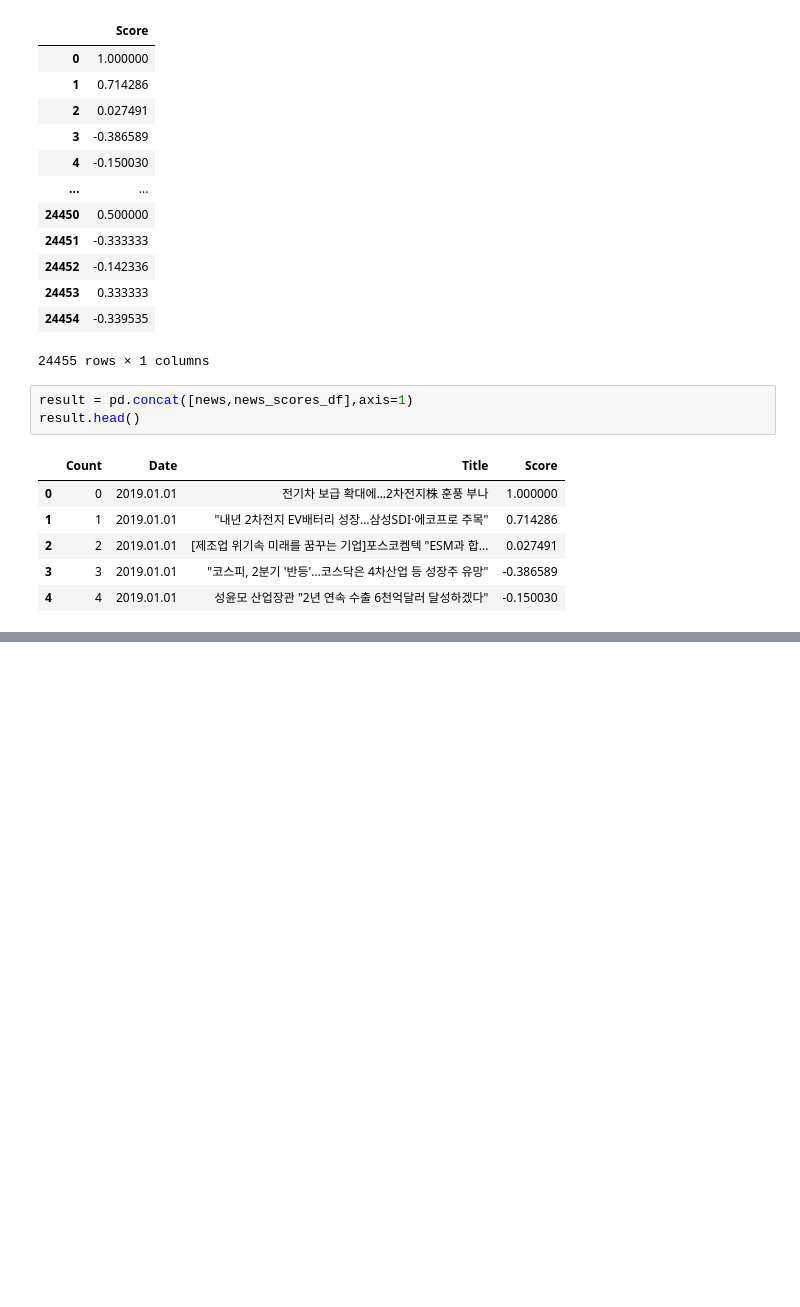
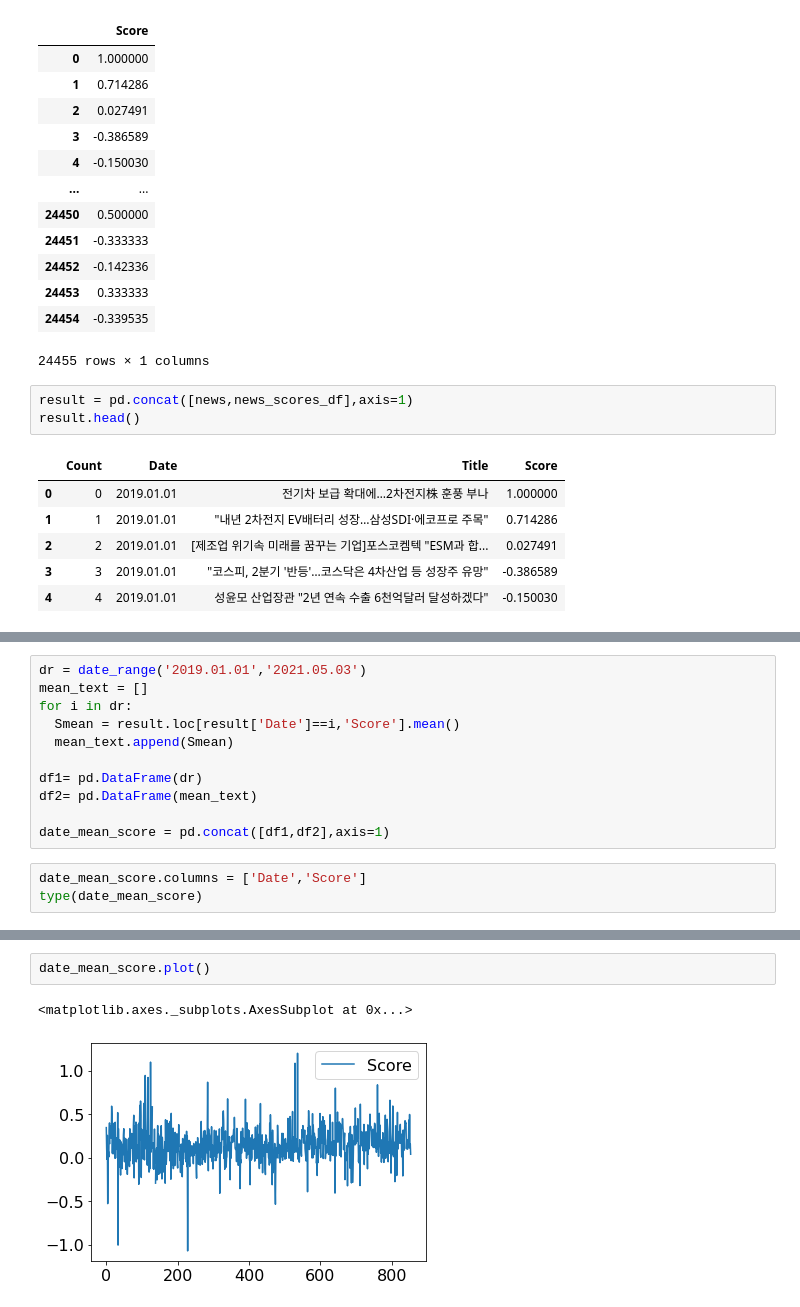
Before and after one commit to 6058ah/BusinessCapstone, a Jupyter notebook: 뉴스데이터_크롤링_및_감성분석.ipynb, the cells around one changed output, grey strips where cells are left out. Cells and saved outputs as stored; diff of their text form; blank space fills up the shorter version.

```diff
--- a/뉴스데이터_크롤링_및_감성분석.ipynb
+++ b/뉴스데이터_크롤링_및_감성분석.ipynb
@@ -247,0 +252,14 @@ result.head()
+# %%
+dr = date_range('2019.01.01','2021.05.03')
+mean_text = []
+for i in dr:
+  Smean = result.loc[result['Date']==i,'Score'].mean()
+  mean_text.append(Smean)
+
+df1= pd.DataFrame(dr)
+df2= pd.DataFrame(mean_text)
+
+date_mean_score = pd.concat([df1,df2],axis=1)
+# %%
+date_mean_score.columns = ['Date','Score']
+type(date_mean_score)
@@ -247,0 +286,5 @@ result.head()
+# %%
+date_mean_score.plot()
+# %% [output]
+<matplotlib.axes._subplots.AxesSubplot at 0x...>
+[figure, added]
```
Also changed, not shown: parts of 4 cells of this notebook.
